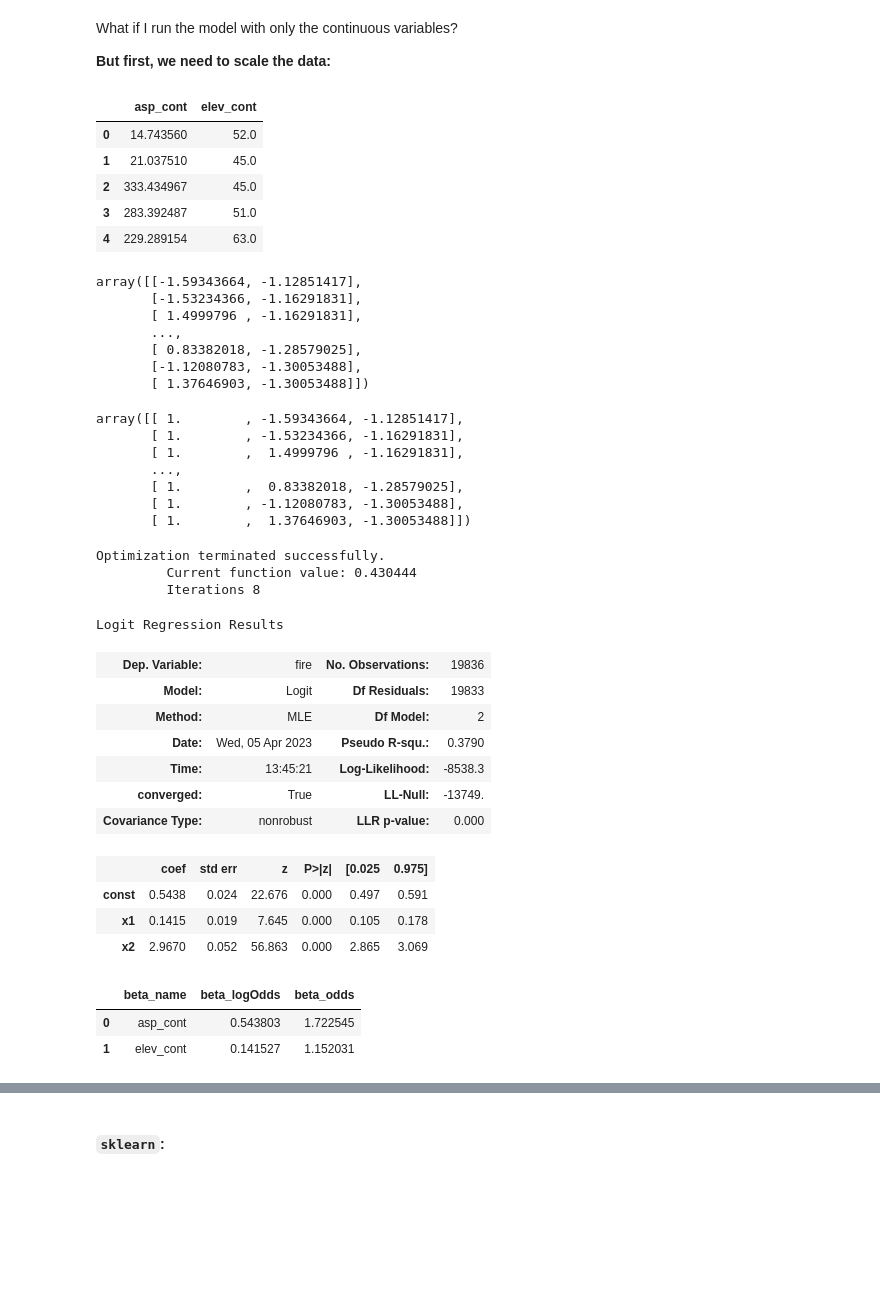
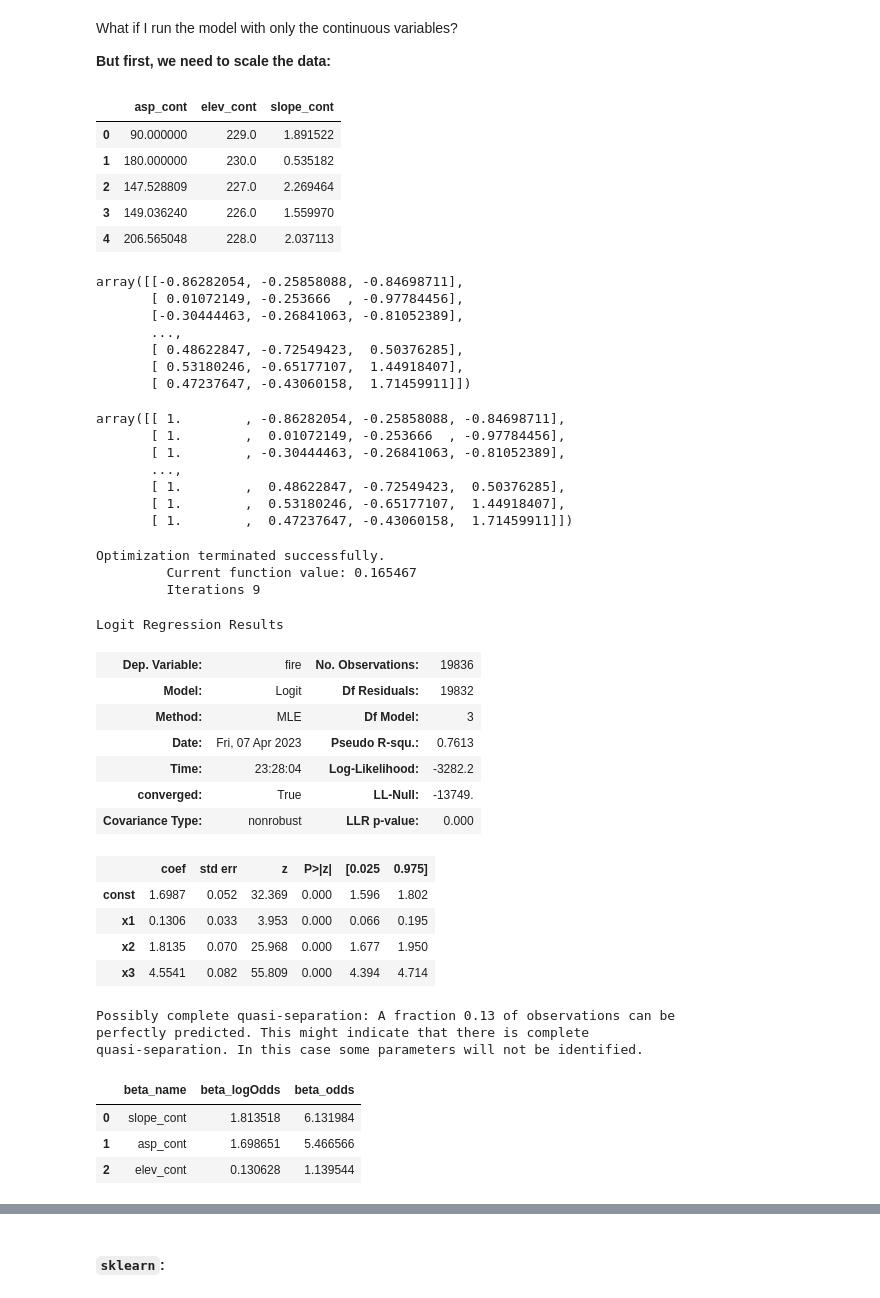
Before and after one commit to sralter/classifire, a Jupyter notebook: 01_capstone_notebooks/alter_samuel_capstone_geoanalysis.ipynb, the cells around one changed output, grey strips where cells are left out. Saved outputs shown, nothing was run; the diff lists cells and outputs as text; code cells hidden in the pictures; blank space fills up the shorter version.

```diff
--- a/01_capstone_notebooks/alter_samuel_capstone_geoanalysis.ipynb
+++ b/01_capstone_notebooks/alter_samuel_capstone_geoanalysis.ipynb
@@ -504,5 +504,5 @@ X_withconstant.head()
 # %%
-X_withconstant_binary=X_withconstant.drop(['asp_cont','elev_cont'],axis=1)
+X_withconstant_binary=X_withconstant.drop(['asp_cont','elev_cont','slope_cont'],axis=1)
 # %%
 X_withconstant_binary.info()
 # %% [output]
@@ -611,7 +611,9 @@ What if I run the model with only the continuous variables?
 # %%
 # setup X for continuous columns
 
-droppedcols=['E','ENE','ESE','N','NE','NNE','NNW','NW','S','SE','SSE','SSW','SW','W','WNW','WSW','high','low','med','vhigh']
+droppedcols=['E','ENE','ESE','N','NE','NNE','NNW','NW','S','SE','SSE','SSW','SW','W','WNW','WSW',
+             'elev_high','elev_low','elev_med','elev_vhigh',
+            'slope_vhigh','slope_high','slope_med','slope_low']
 
 cols=[col for col in X_withconstant.columns if col not in droppedcols]
 
@@ -622,12 +624,12 @@ X_withconstant_continuous=X_withconstant_continuous.drop('const',axis=1)
 # %%
 X_withconstant_continuous.head()
 # %% [output]
-|  | asp_cont | elev_cont |
-| 0 | 14.743560 | 52.0 |
-| 1 | 21.037510 | 45.0 |
-| 2 | 333.434967 | 45.0 |
-| 3 | 283.392487 | 51.0 |
-| 4 | 229.289154 | 63.0 |
+|  | asp_cont | elev_cont | slope_cont |
+| 0 | 90.000000 | 229.0 | 1.891522 |
+| 1 | 180.000000 | 230.0 | 0.535182 |
+| 2 | 147.528809 | 227.0 | 2.269464 |
+| 3 | 149.036240 | 226.0 | 1.559970 |
+| 4 | 206.565048 | 228.0 | 2.037113 |
 # %%
 # instantiate scaler
 scaler=StandardScaler()
@@ -637,26 +639,26 @@ X_withconstant_continuous_scaled=scaler.fit_transform(X_withconstant_continuous)
 # %%
 X_withconstant_continuous_scaled
 # %% [output]
-array([[-1.59343664, -1.12851417],
-       [-1.53234366, -1.16291831],
-       [ 1.4999796 , -1.16291831],
+array([[-0.86282054, -0.25858088, -0.84698711],
+       [ 0.01072149, -0.253666  , -0.97784456],
+       [-0.30444463, -0.26841063, -0.81052389],
        ...,
-       [ 0.83382018, -1.28579025],
-       [-1.12080783, -1.30053488],
-       [ 1.37646903, -1.30053488]])
+       [ 0.48622847, -0.72549423,  0.50376285],
+       [ 0.53180246, -0.65177107,  1.44918407],
+       [ 0.47237647, -0.43060158,  1.71459911]])
 # %%
 # add constant
 X_withconstant_continuous_scaled=sm.add_constant(X_withconstant_continuous_scaled)
 # %%
 X_withconstant_continuous_scaled
 # %% [output]
-array([[ 1.        , -1.59343664, -1.12851417],
-       [ 1.        , -1.53234366, -1.16291831],
-       [ 1.        ,  1.4999796 , -1.16291831],
+array([[ 1.        , -0.86282054, -0.25858088, -0.84698711],
+       [ 1.        ,  0.01072149, -0.253666  , -0.97784456],
+       [ 1.        , -0.30444463, -0.26841063, -0.81052389],
        ...,
-       [ 1.        ,  0.83382018, -1.28579025],
-       [ 1.        , -1.12080783, -1.30053488],
-       [ 1.        ,  1.37646903, -1.30053488]])
+       [ 1.        ,  0.48622847, -0.72549423,  0.50376285],
+       [ 1.        ,  0.53180246, -0.65177107,  1.44918407],
+       [ 1.        ,  0.47237647, -0.43060158,  1.71459911]])
 # %%
 # instantiate model
 logreg_sm_cont=sm.Logit(y,X_withconstant_continuous_scaled)
@@ -668,43 +670,48 @@ logreg_sm_cont_results=logreg_sm_cont.fit()
 logreg_sm_cont_results.summary()
 # %% [output]
 Optimization terminated successfully.
-         Current function value: 0.430444
-         Iterations 8
+         Current function value: 0.165467
+         Iterations 9
 Logit Regression Results
 | Dep. Variable: | fire | No. Observations: | 19836 |
-| Model: | Logit | Df Residuals: | 19833 |
-| Method: | MLE | Df Model: | 2 |
-| Date: | Wed, 05 Apr 2023 | Pseudo R-squ.: | 0.3790 |
-| Time: | 13:45:21 | Log-Likelihood: | -8538.3 |
+| Model: | Logit | Df Residuals: | 19832 |
+| Method: | MLE | Df Model: | 3 |
+| Date: | Fri, 07 Apr 2023 | Pseudo R-squ.: | 0.7613 |
+| Time: | 23:28:04 | Log-Likelihood: | -3282.2 |
 | converged: | True | LL-Null: | -13749. |
 | Covariance Type: | nonrobust | LLR p-value: | 0.000 |
 |  | coef | std err | z | P>|z| | [0.025 | 0.975] |
-| const | 0.5438 | 0.024 | 22.676 | 0.000 | 0.497 | 0.591 |
-| x1 | 0.1415 | 0.019 | 7.645 | 0.000 | 0.105 | 0.178 |
-| x2 | 2.9670 | 0.052 | 56.863 | 0.000 | 2.865 | 3.069 |
+| const | 1.6987 | 0.052 | 32.369 | 0.000 | 1.596 | 1.802 |
+| x1 | 0.1306 | 0.033 | 3.953 | 0.000 | 0.066 | 0.195 |
+| x2 | 1.8135 | 0.070 | 25.968 | 0.000 | 1.677 | 1.950 |
+| x3 | 4.5541 | 0.082 | 55.809 | 0.000 | 4.394 | 4.714 |
+Possibly complete quasi-separation: A fraction 0.13 of observations can be
+perfectly predicted. This might indicate that there is complete
+quasi-separation. In this case some parameters will not be identified.
 # %%
 # make the results from the statsmodels logistic regresion
 # into a dataframe to compare betas.
 # make sure to raise e to the beta to convert to odds
 
 results=logreg_sm_cont_results.params
 col_names=list(X_withconstant_continuous.columns)
 col_vals=[]
 
 for i in range(len(results)):
     col_vals.append(results[i])
 
 results_=list(zip(col_names,col_vals))
 results_df=pd.DataFrame(results_,columns=['beta_name','beta_logOdds'])
 
 results_df['beta_odds']=results_df['beta_logOdds'].apply(np.exp)
 results_df=results_df.sort_values('beta_odds',ascending=False)
 results_df=results_df.reset_index()
 results_df=results_df.drop(labels=['index'],axis=1)
 
-results_df
+results_df.sort_values(by='beta_odds',ascending=False)
 # %% [output]
 |  | beta_name | beta_logOdds | beta_odds |
-| 0 | asp_cont | 0.543803 | 1.722545 |
-| 1 | elev_cont | 0.141527 | 1.152031 |
+| 0 | slope_cont | 1.813518 | 6.131984 |
+| 1 | asp_cont | 1.698651 | 5.466566 |
+| 2 | elev_cont | 0.130628 | 1.139544 |
 # %% [markdown]
```
Also changed, not shown: parts of 76 cells of this notebook, 3 other files.
